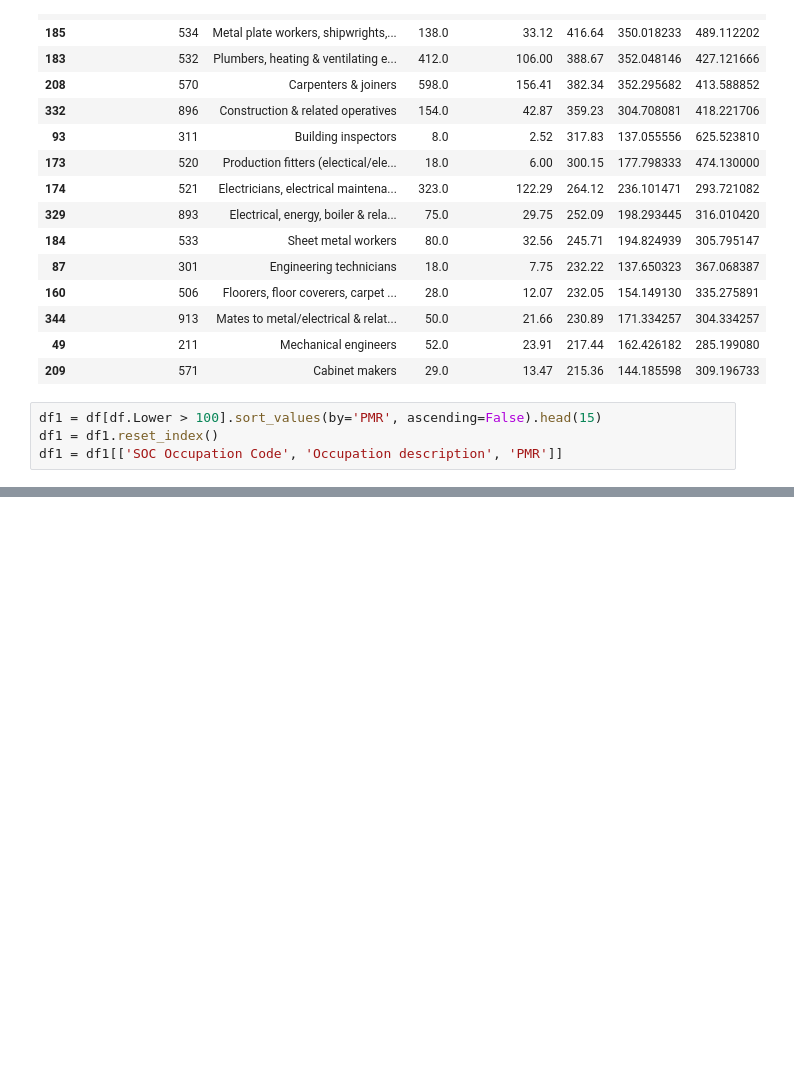
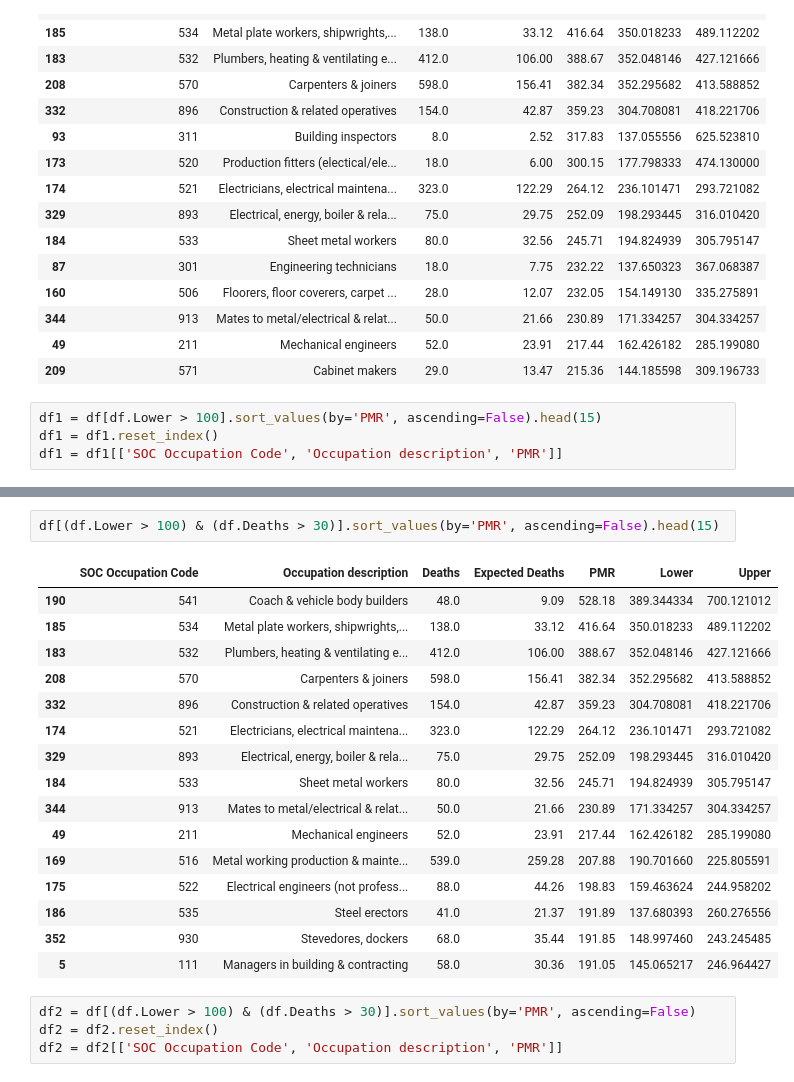
Before and after one commit to drcjar/ipfjes, a Jupyter notebook: notebooks/male-meso-pmr-1991-2000.ipynb, the cells around one changed output, grey strips where cells are left out. Cells and saved outputs as stored; diff of their text form; blank space fills up the shorter version.

```diff
--- a/notebooks/male-meso-pmr-1991-2000.ipynb
+++ b/notebooks/male-meso-pmr-1991-2000.ipynb
@@ -65,0 +66,23 @@ df1.to_latex(index=False)
+# %%
+df[(df.Lower > 100) & (df.Deaths > 30)].sort_values(by='PMR', ascending=False).head(15)
+# %% [output]
+|  | SOC Occupation Code | Occupation description | Deaths | Expected Deaths | PMR | Lower | Upper |
+| 190 | 541 | Coach & vehicle body builders | 48.0 | 9.09 | 528.18 | 389.344334 | 700.121012 |
+| 185 | 534 | Metal plate workers, shipwrights,... | 138.0 | 33.12 | 416.64 | 350.018233 | 489.112202 |
+| 183 | 532 | Plumbers, heating & ventilating e... | 412.0 | 106.00 | 388.67 | 352.048146 | 427.121666 |
+| 208 | 570 | Carpenters & joiners | 598.0 | 156.41 | 382.34 | 352.295682 | 413.588852 |
+| 332 | 896 | Construction & related operatives | 154.0 | 42.87 | 359.23 | 304.708081 | 418.221706 |
+| 174 | 521 | Electricians, electrical maintena... | 323.0 | 122.29 | 264.12 | 236.101471 | 293.721082 |
+| 329 | 893 | Electrical, energy, boiler & rela... | 75.0 | 29.75 | 252.09 | 198.293445 | 316.010420 |
+| 184 | 533 | Sheet metal workers | 80.0 | 32.56 | 245.71 | 194.824939 | 305.795147 |
+| 344 | 913 | Mates to metal/electrical & relat... | 50.0 | 21.66 | 230.89 | 171.334257 | 304.334257 |
+| 49 | 211 | Mechanical engineers | 52.0 | 23.91 | 217.44 | 162.426182 | 285.199080 |
+| 169 | 516 | Metal working production & mainte... | 539.0 | 259.28 | 207.88 | 190.701660 | 225.805591 |
+| 175 | 522 | Electrical engineers (not profess... | 88.0 | 44.26 | 198.83 | 159.463624 | 244.958202 |
+| 186 | 535 | Steel erectors | 41.0 | 21.37 | 191.89 | 137.680393 | 260.276556 |
+| 352 | 930 | Stevedores, dockers | 68.0 | 35.44 | 191.85 | 148.997460 | 243.245485 |
+| 5 | 111 | Managers in building & contracting | 58.0 | 30.36 | 191.05 | 145.065217 | 246.964427 |
+# %%
+df2 = df[(df.Lower > 100) & (df.Deaths > 30)].sort_values(by='PMR', ascending=False)
+df2 = df2.reset_index()
+df2 = df2[['SOC Occupation Code', 'Occupation description', 'PMR']]
```
Also changed, not shown: parts of 4 cells of this notebook, 4 other files.
